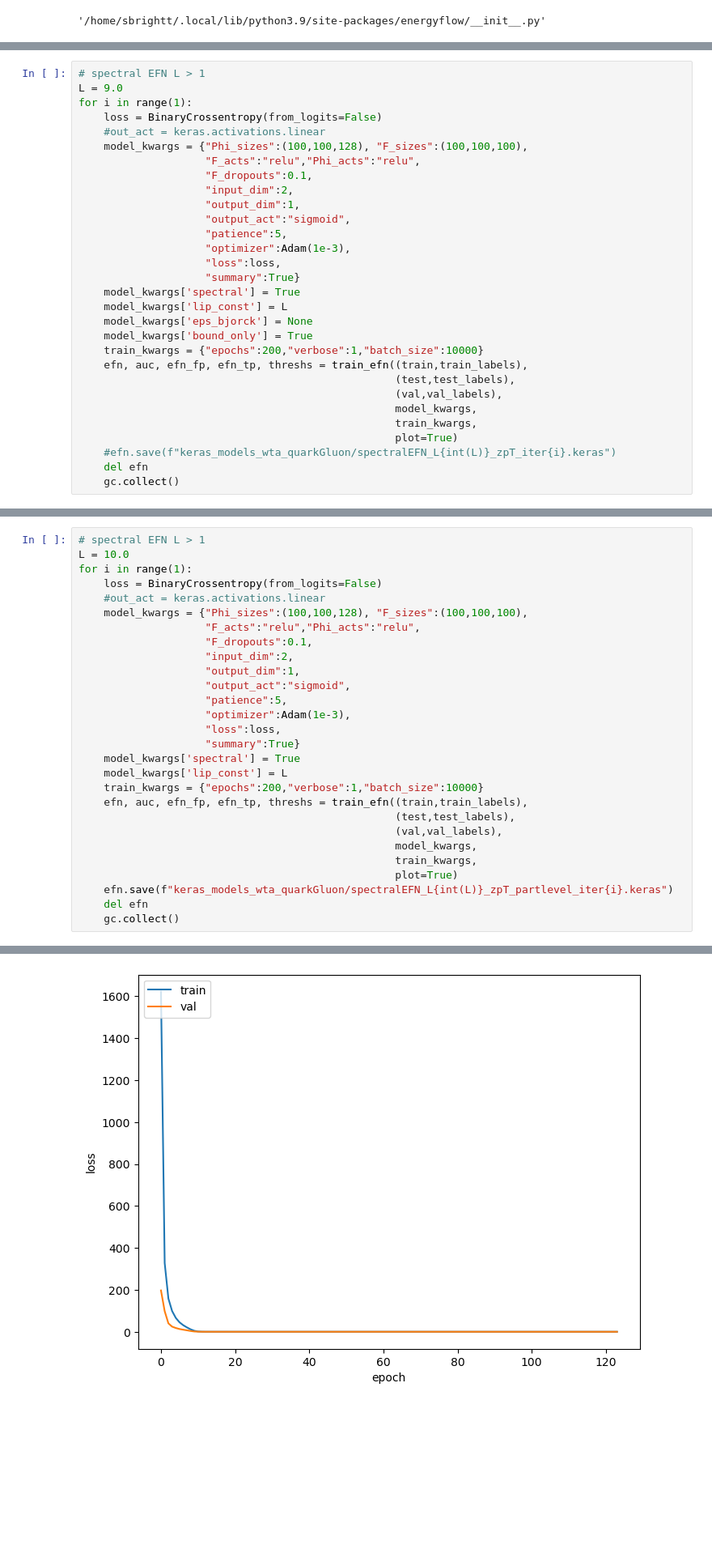
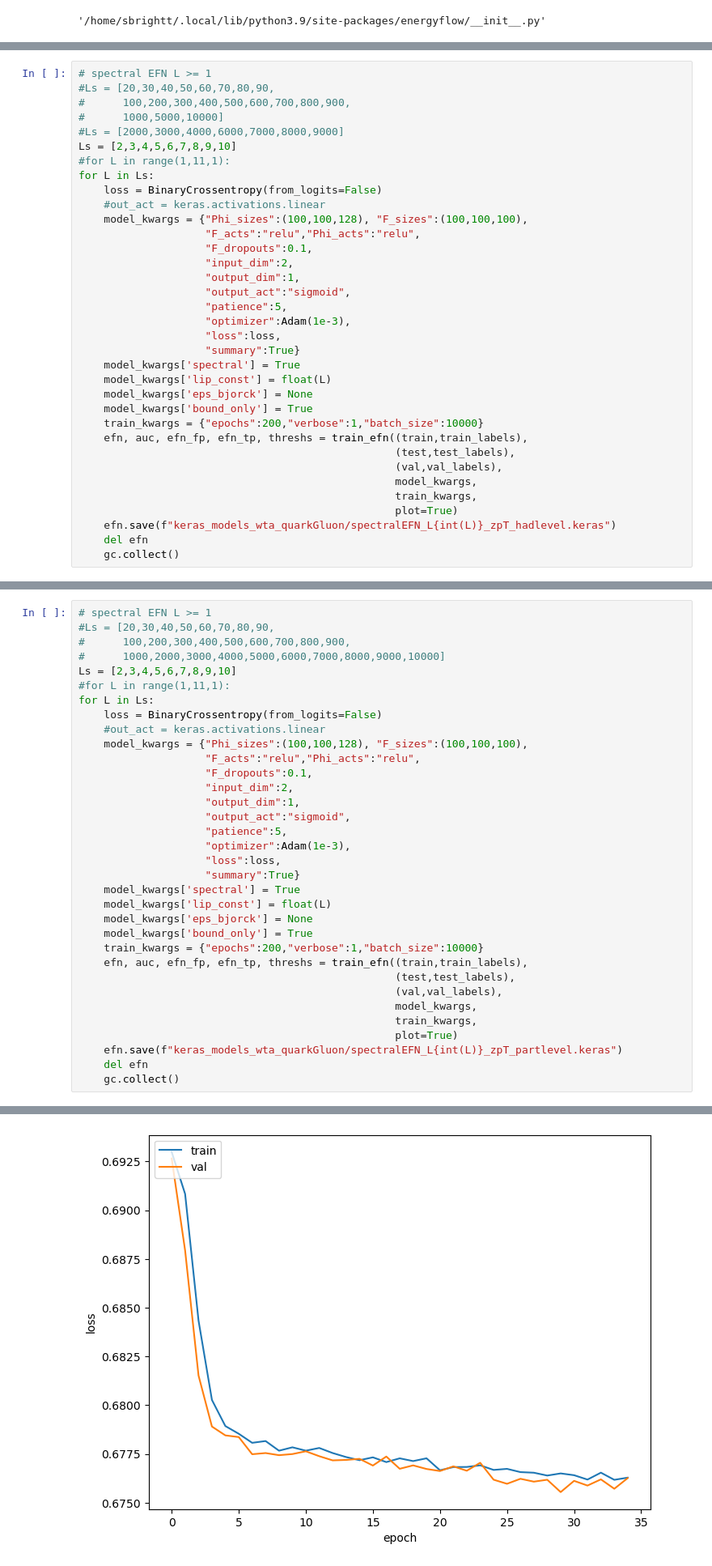
Before and after one commit to SamBT/safeUncalculable, a Jupyter notebook: trainEFN_WTA_quarkGluon.ipynb, the cells around one changed output, grey strips where cells are left out. Shown at 81% size. Saved outputs shown, nothing was run; the diff lists cells and outputs as text; blank space fills up the shorter version.

```diff
--- a/trainEFN_WTA_quarkGluon.ipynb
+++ b/trainEFN_WTA_quarkGluon.ipynb
@@ -151,7 +142,12 @@ EFN AUC: 0.7184162318
 # %%
-# spectral EFN L > 1
-L = 9.0
-for i in range(1):
+# spectral EFN L >= 1
+#Ls = [20,30,40,50,60,70,80,90,
+#      100,200,300,400,500,600,700,800,900,
+#      1000,5000,10000]
+#Ls = [2000,3000,4000,6000,7000,8000,9000]
+Ls = [2,3,4,5,6,7,8,9,10]
+#for L in range(1,11,1):
+for L in Ls:
     loss = BinaryCrossentropy(from_logits=False)
     #out_act = keras.activations.linear
     model_kwargs = {"Phi_sizes":(100,100,128), "F_sizes":(100,100,100),
@@ -165,7 +161,7 @@ for i in range(1):
                     "loss":loss,
                     "summary":True}
     model_kwargs['spectral'] = True
-    model_kwargs['lip_const'] = L
+    model_kwargs['lip_const'] = float(L)
     model_kwargs['eps_bjorck'] = None
     model_kwargs['bound_only'] = True
     train_kwargs = {"epochs":200,"verbose":1,"batch_size":10000}
@@ -175,7 +171,7 @@ for i in range(1):
                                                   model_kwargs,
                                                   train_kwargs,
                                                   plot=True)
-    #efn.save(f"keras_models_wta_quarkGluon/spectralEFN_L{int(L)}_zpT_iter{i}.keras")
+    efn.save(f"keras_models_wta_quarkGluon/spectralEFN_L{int(L)}_zpT_hadlevel.keras")
     del efn
     gc.collect()
 # %% [output]
@@ -576,9 +633,13 @@ EFN AUC: 0.7123724285999999
 [figure]
 [figure]
 # %%
-# spectral EFN L > 1
-L = 10.0
-for i in range(1):
+# spectral EFN L >= 1
+#Ls = [20,30,40,50,60,70,80,90,
+#      100,200,300,400,500,600,700,800,900,
+#      1000,2000,3000,4000,5000,6000,7000,8000,9000,10000]
+Ls = [2,3,4,5,6,7,8,9,10]
+#for L in range(1,11,1):
+for L in Ls:
     loss = BinaryCrossentropy(from_logits=False)
     #out_act = keras.activations.linear
     model_kwargs = {"Phi_sizes":(100,100,128), "F_sizes":(100,100,100),
@@ -592,7 +653,9 @@ for i in range(1):
                     "loss":loss,
                     "summary":True}
     model_kwargs['spectral'] = True
-    model_kwargs['lip_const'] = L
+    model_kwargs['lip_const'] = float(L)
+    model_kwargs['eps_bjorck'] = None
+    model_kwargs['bound_only'] = True
     train_kwargs = {"epochs":200,"verbose":1,"batch_size":10000}
     efn, auc, efn_fp, efn_tp, threshs = train_efn((train,train_labels),
                                                   (test,test_labels),
@@ -600,7 +663,7 @@ for i in range(1):
                                                   model_kwargs,
                                                   train_kwargs,
                                                   plot=True)
-    efn.save(f"keras_models_wta_quarkGluon/spectralEFN_L{int(L)}_zpT_partlevel_iter{i}.keras")
+    efn.save(f"keras_models_wta_quarkGluon/spectralEFN_L{int(L)}_zpT_partlevel.keras")
     del efn
     gc.collect()
 # %% [output]
@@ -654 +836 @@ EFN AUC: 0.6567903754000001
-[figure, old version]
+[figure, new version]
```
Also changed, not shown: parts of 13 cells of this notebook.
